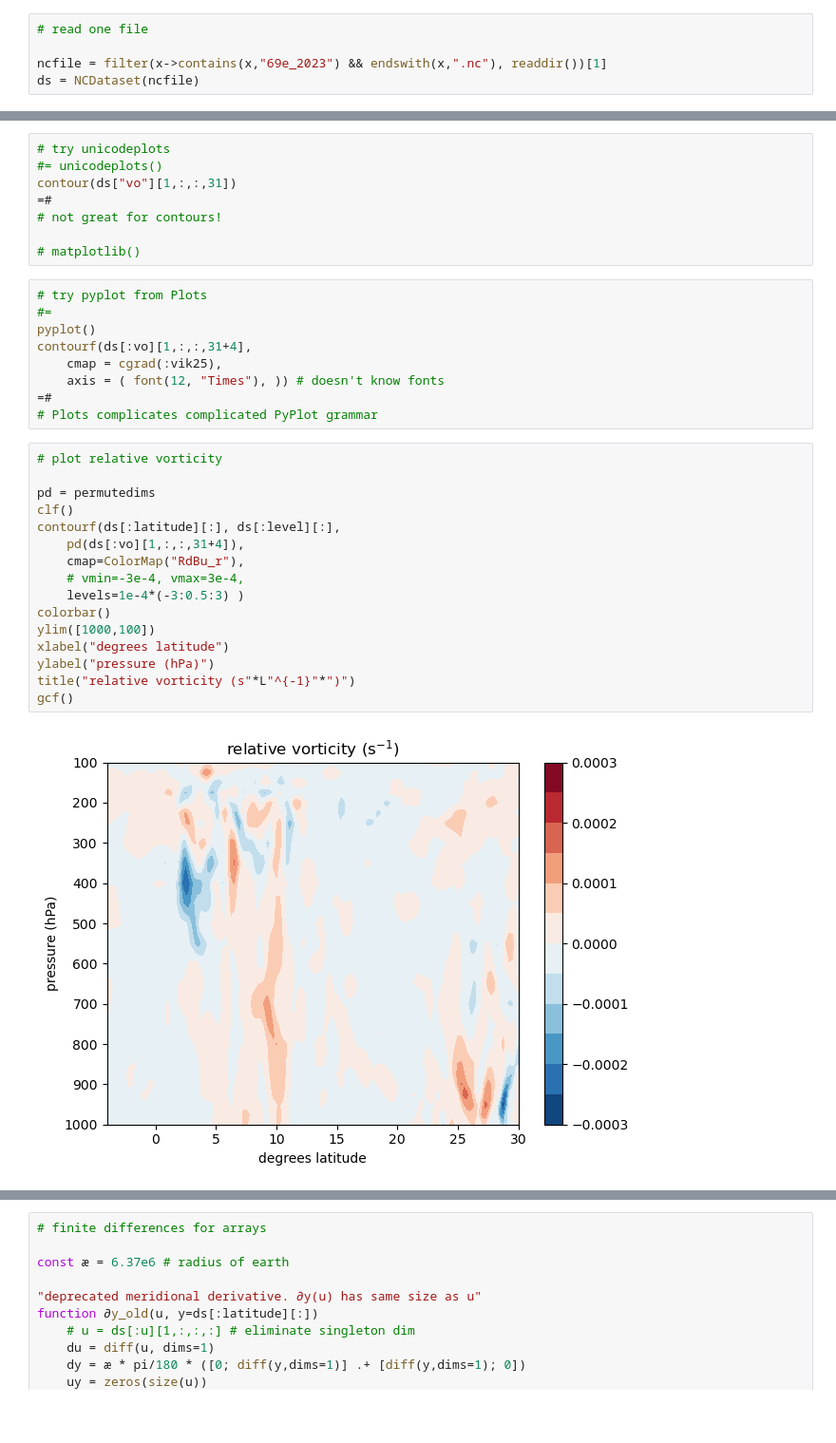
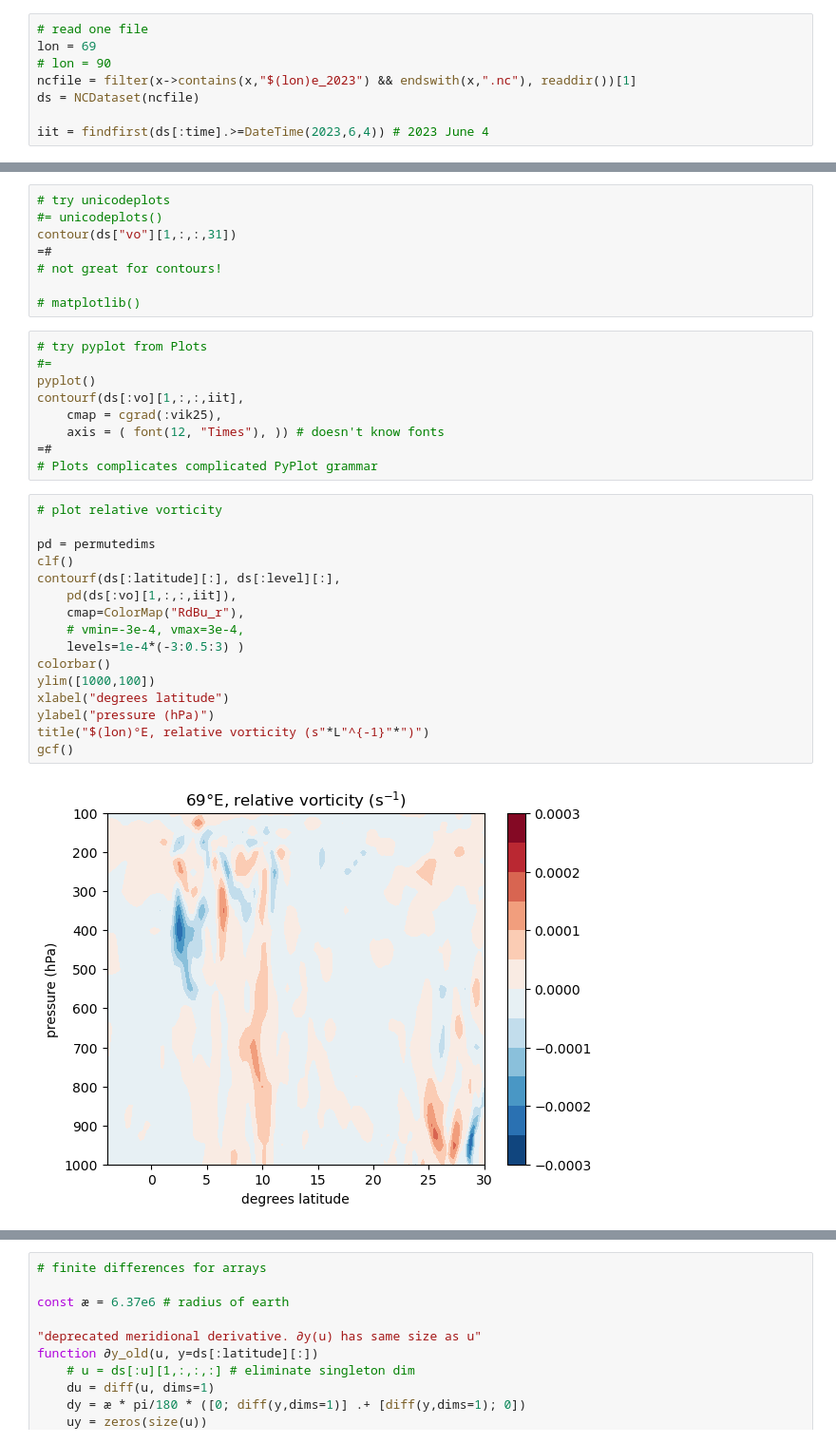
Before and after one commit to deszoeke/ASTRAL-era5, a Jupyter notebook: src/plot_69e.ipynb, the cells around one changed output, grey strips where cells are left out. Shown at 95% size. Drawn from its saved outputs; the diff is of its cells as text; blank space fills up the shorter version.

Commit message:
add plot_90e.ipynb, parallel to plot_69e.ipynb

```diff
--- a/src/plot_69e.ipynb
+++ b/src/plot_69e.ipynb
@@ -133,7 +133,10 @@ end # module Thermo
 using .Thermo
 # %%
 # read one file
+lon = 69
+# lon = 90
+ncfile = filter(x->contains(x,"$(lon)e_2023") && endswith(x,".nc"), readdir())[1]
+ds = NCDataset(ncfile)
 
-ncfile = filter(x->contains(x,"69e_2023") && endswith(x,".nc"), readdir())[1]
-ds = NCDataset(ncfile)
+iit = findfirst(ds[:time].>=DateTime(2023,6,4)) # 2023 June 4
 # %% [output]
@@ -166,7 +153,7 @@ contour(ds["vo"][1,:,:,31])
 # try pyplot from Plots
 #=
 pyplot()
-contourf(ds[:vo][1,:,:,31+4],
+contourf(ds[:vo][1,:,:,iit],
     cmap = cgrad(:vik25),
     axis = ( font(12, "Times"), )) # doesn't know fonts
 =#
@@ -174,18 +161,18 @@ contourf(ds[:vo][1,:,:,31+4],
 # %%
 # plot relative vorticity
 
 pd = permutedims
 clf()
 contourf(ds[:latitude][:], ds[:level][:],
-    pd(ds[:vo][1,:,:,31+4]),
+    pd(ds[:vo][1,:,:,iit]),
     cmap=ColorMap("RdBu_r"),
     # vmin=-3e-4, vmax=3e-4,
     levels=1e-4*(-3:0.5:3) )
 colorbar()
 ylim([1000,100])
 xlabel("degrees latitude")
 ylabel("pressure (hPa)")
-title("relative vorticity (s"*L"^{-1}"*")")
+title("$(lon)°E, relative vorticity (s"*L"^{-1}"*")")
 gcf()
 # %% [output]
-[figure, old version]
+[figure, new version]
```
Also changed, not shown: parts of 7 cells of this notebook.
